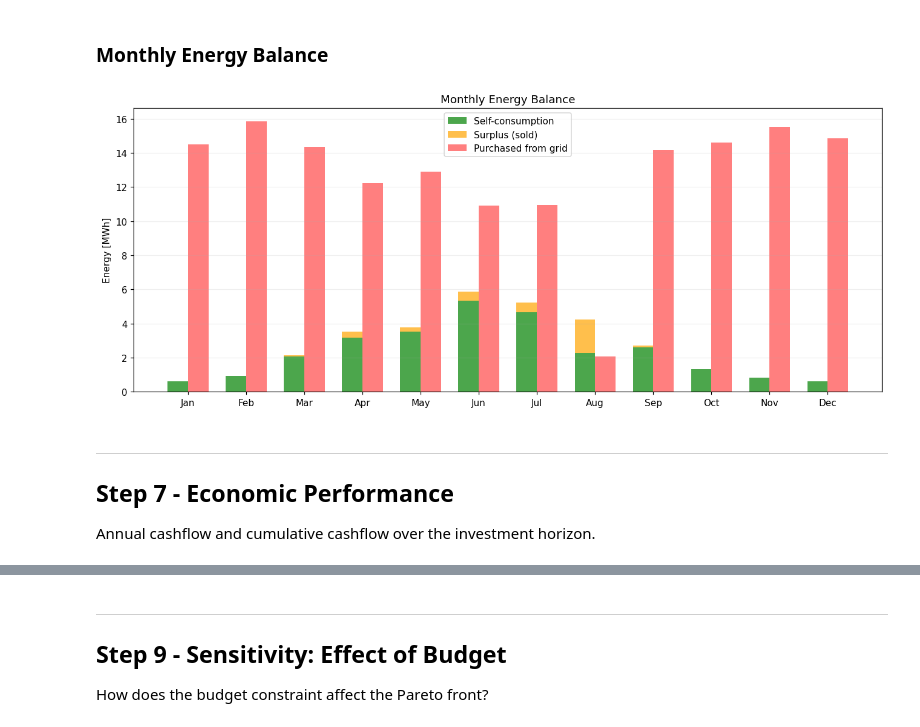
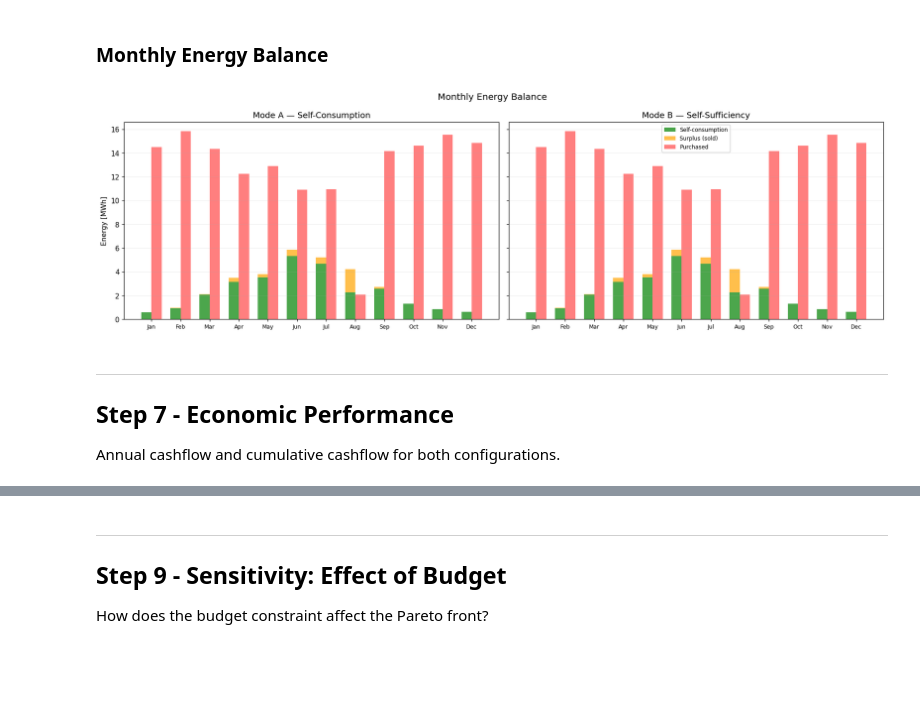
Before and after one commit to pyRES-project/pyRES, a Jupyter notebook: tutorial_optimizer.ipynb, the cells around one changed output, grey strips where cells are left out. Cells and saved outputs as stored; diff of their text form; code cells hidden in the pictures; blank space fills up the shorter version.

```diff
--- a/tutorial_optimizer.ipynb
+++ b/tutorial_optimizer.ipynb
@@ -234,3 +237,21 @@ Best-compromise solution:
   BESS: 4 parallel x 2.56 kWh = 10.2 kWh
   Self-consumption: 27.98 MWh/y
   NPV (incremental): 24,796 EUR
+# %%
+# Select best-compromise from Mode B
+F_b = opt_ss.pareto_F
+F_b_norm = (F_b - F_b.min(axis=0)) / (F_b.max(axis=0) - F_b.min(axis=0) + 1e-12)
+dist_b = np.sqrt((F_b_norm ** 2).sum(axis=1))
+best_idx_b = np.argmin(dist_b)
+
+best_X_b = opt_ss.pareto_X[best_idx_b]
+n_pv_ss, n_bess_ss = int(best_X_b[0]), int(best_X_b[1])
+
+cap_pv_ss = n_pv_ss * opt_ss.n_series_pv * opt_ss.cap_module_pv
+cap_bess_ss = n_bess_ss * opt_ss.n_series_bess * opt_ss.cap_module_bess
+
+print(f"Best-compromise solution (Mode B - Self-Sufficiency):")
+print(f"  PV:   {n_pv_ss} strings x {opt_ss.n_series_pv} modules = {cap_pv_ss:.1f} kWp")
+print(f"  BESS: {n_bess_ss} parallel x {opt_ss.cap_module_bess:.2f} kWh = {cap_bess_ss:.1f} kWh")
+print(f"  Self-sufficiency: {opt_ss.pareto_F[best_idx_b, 0]:.2%}")
+print(f"  NPV (incremental): {opt_ss.pareto_F[best_idx_b, 1]:,.0f} EUR")
@@ -303,38 +458,43 @@ plt.show()
 # %% [markdown]
 ### Monthly Energy Balance
 # %%
-# Monthly aggregation
-n_steps = len(en['prod'])
-months = np.repeat(np.arange(12), n_steps // 12 + 1)[:n_steps]
-
-monthly = pd.DataFrame({
-    'month': months,
-    'prod': en['prod'] * time_step / 1000,
-    'self_cons': en['self_cons'] * time_step / 1000,
-    'surplus': en['surplus'] * time_step / 1000,
-    'purchased': en['unmet'] * time_step / 1000,
-}).groupby('month').sum()
-
 month_labels = ['Jan','Feb','Mar','Apr','May','Jun','Jul','Aug','Sep','Oct','Nov','Dec']
 x = np.arange(12)
 w = 0.35
 
-fig, ax = plt.subplots(figsize=(12, 5))
-ax.bar(x - w/2, monthly['self_cons'], w, label='Self-consumption', color='green', alpha=0.7)
-ax.bar(x - w/2, monthly['surplus'], w, bottom=monthly['self_cons'], label='Surplus (sold)', color='orange', alpha=0.7)
-ax.bar(x + w/2, monthly['purchased'], w, label='Purchased from grid', color='red', alpha=0.5)
-ax.set_xticks(x)
-ax.set_xticklabels(month_labels)
-ax.set(ylabel='Energy [MWh]', title='Monthly Energy Balance')
-ax.legend()
-ax.grid(True, alpha=0.2, axis='y')
+fig, (ax_a, ax_b) = plt.subplots(1, 2, figsize=(16, 5), sharey=True)
+
+for ax, en_x, label in [(ax_a, en_a, 'Mode A — Self-Consumption'),
+                         (ax_b, en_b, 'Mode B — Self-Sufficiency')]:
+    n_steps = len(en_x['prod'])
+    months = np.repeat(np.arange(12), n_steps // 12 + 1)[:n_steps]
+    monthly = pd.DataFrame({
+        'month': months,
+        'prod': en_x['prod'] * time_step / 1000,
+        'self_cons': en_x['self_cons'] * time_step / 1000,
+        'surplus': en_x['surplus'] * time_step / 1000,
+        'purchased': en_x['unmet'] * time_step / 1000,
+    }).groupby('month').sum()
+
+    ax.bar(x - w/2, monthly['self_cons'], w, label='Self-consumption', color='green', alpha=0.7)
+    ax.bar(x - w/2, monthly['surplus'], w, bottom=monthly['self_cons'],
+           label='Surplus (sold)', color='orange', alpha=0.7)
+    ax.bar(x + w/2, monthly['purchased'], w, label='Purchased', color='red', alpha=0.5)
+    ax.set_xticks(x)
+    ax.set_xticklabels(month_labels, fontsize=8)
+    ax.set_title(label)
+    ax.grid(True, alpha=0.2, axis='y')
+
+ax_a.set_ylabel('Energy [MWh]')
+ax_b.legend(fontsize=8)
+fig.suptitle('Monthly Energy Balance', fontsize=13)
 fig.tight_layout()
 plt.show()
 # %% [output]
-[figure, old version]
+[figure, new version]
 # %% [markdown]
 ---
 ## **Step 7 - Economic Performance**
 
-Annual cashflow and cumulative cashflow over the investment horizon.
+Annual cashflow and cumulative cashflow for both configurations.
 # %%
```
Also changed, not shown: parts of 30 cells of this notebook, 6 other files.
